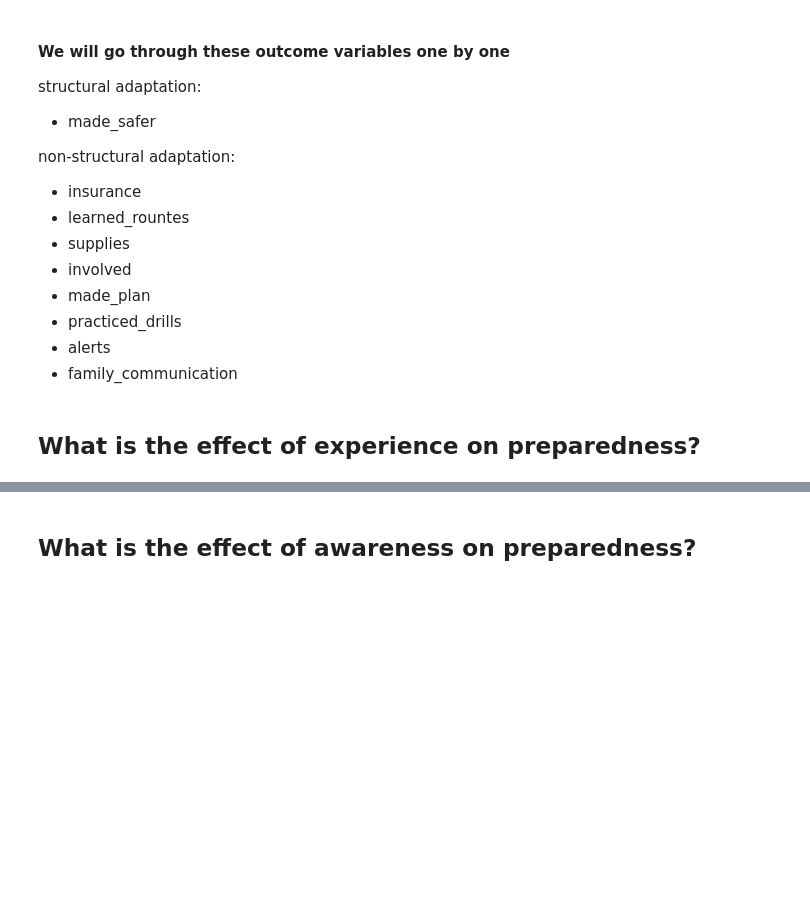
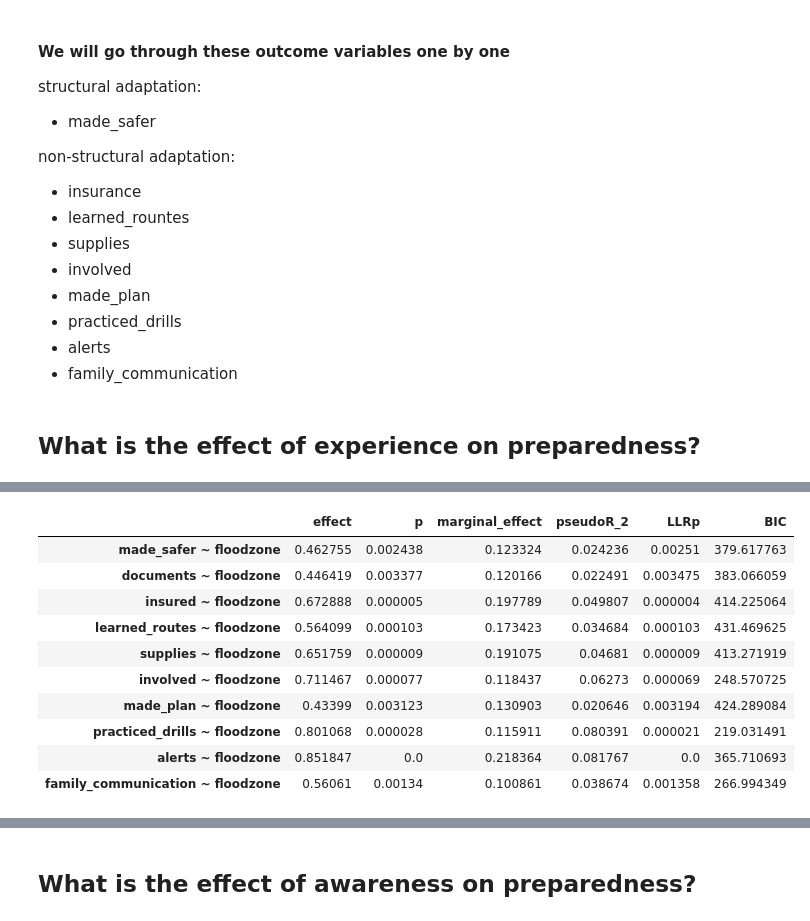
Before and after one commit to phillippmueller/flood_adaptation_behavior, a Jupyter notebook: analysis/automated/univariate_models.ipynb, the cells around one changed output, grey strips where cells are left out. Saved outputs shown, nothing was run; the diff lists cells and outputs as text; code cells hidden in the pictures; blank space fills up the shorter version.

```diff
--- a/analysis/automated/univariate_models.ipynb
+++ b/analysis/automated/univariate_models.ipynb
@@ -134,0 +195,14 @@ logit(functions=experience, determinant=determinant, data=df_n)
+# %%
+probit(functions=floodzone, determinant=determinant, data=df_k)
+# %% [output]
+|  | effect | p | marginal_effect | pseudoR_2 | LLRp | BIC |
+| made_safer ~ floodzone | 0.462755 | 0.002438 | 0.123324 | 0.024236 | 0.00251 | 379.617763 |
+| documents ~ floodzone | 0.446419 | 0.003377 | 0.120166 | 0.022491 | 0.003475 | 383.066059 |
+| insured ~ floodzone | 0.672888 | 0.000005 | 0.197789 | 0.049807 | 0.000004 | 414.225064 |
+| learned_routes ~ floodzone | 0.564099 | 0.000103 | 0.173423 | 0.034684 | 0.000103 | 431.469625 |
+| supplies ~ floodzone | 0.651759 | 0.000009 | 0.191075 | 0.04681 | 0.000009 | 413.271919 |
+| involved ~ floodzone | 0.711467 | 0.000077 | 0.118437 | 0.06273 | 0.000069 | 248.570725 |
+| made_plan ~ floodzone | 0.43399 | 0.003123 | 0.130903 | 0.020646 | 0.003194 | 424.289084 |
+| practiced_drills ~ floodzone | 0.801068 | 0.000028 | 0.115911 | 0.080391 | 0.000021 | 219.031491 |
+| alerts ~ floodzone | 0.851847 | 0.0 | 0.218364 | 0.081767 | 0.0 | 365.710693 |
+| family_communication ~ floodzone | 0.56061 | 0.00134 | 0.100861 | 0.038674 | 0.001358 | 266.994349 |
```
Also changed, not shown: parts of 7 cells of this notebook.
